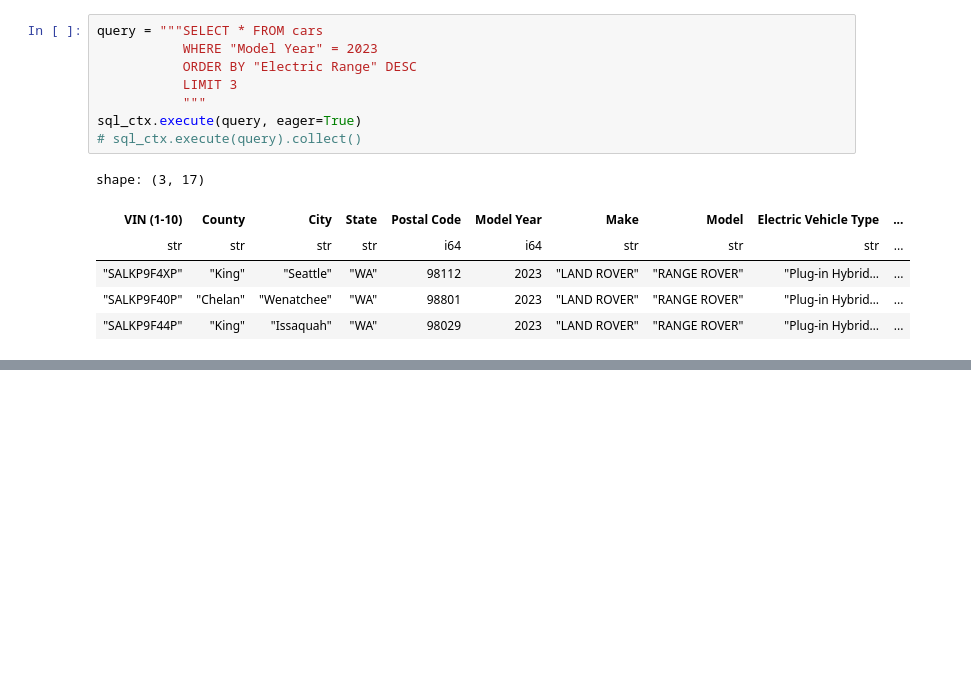
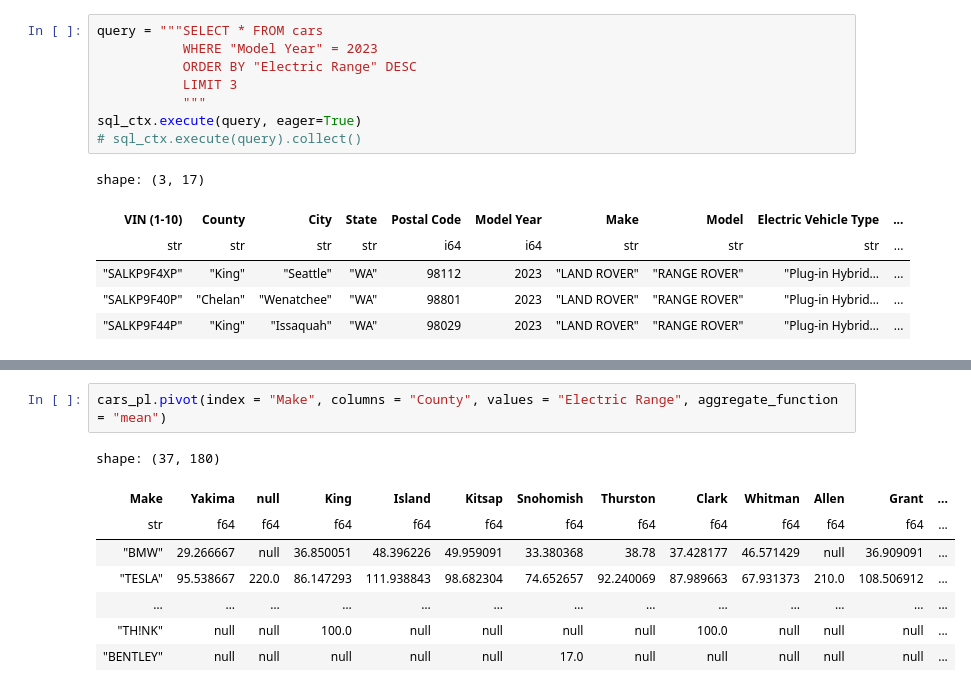
Before and after one commit to Gauss-PWr/data-manipulation-tutorials, a Jupyter notebook: polars.ipynb, the cells around one changed output, grey strips where cells are left out. Drawn from its saved outputs; the diff is of its cells as text; blank space fills up the shorter version.

```diff
--- a/polars.ipynb
+++ b/polars.ipynb
@@ -299,0 +361,11 @@ shape: (3, 17)
+# %%
+cars_pl.pivot(index = "Make", columns = "County", values = "Electric Range", aggregate_function = "mean")
+# %% [output]
+shape: (37, 180)
+| Make | Yakima | null | King | Island | Kitsap | Snohomish | Thurston | Clark | Whitman | Allen | Grant | ... |
+| str | f64 | f64 | f64 | f64 | f64 | f64 | f64 | f64 | f64 | f64 | f64 | ... |
+| "BMW" | 29.266667 | null | 36.850051 | 48.396226 | 49.959091 | 33.380368 | 38.78 | 37.428177 | 46.571429 | null | 36.909091 | ... |
+| "TESLA" | 95.538667 | 220.0 | 86.147293 | 111.938843 | 98.682304 | 74.652657 | 92.240069 | 87.989663 | 67.931373 | 210.0 | 108.506912 | ... |
+| … | … | … | … | … | … | … | … | … | … | … | … | ... |
+| "TH!NK" | null | null | 100.0 | null | null | null | null | 100.0 | null | null | null | ... |
+| "BENTLEY" | null | null | null | null | null | 17.0 | null | null | null | null | null | ... |
```
Also changed, not shown: parts of 19 cells of this notebook.
